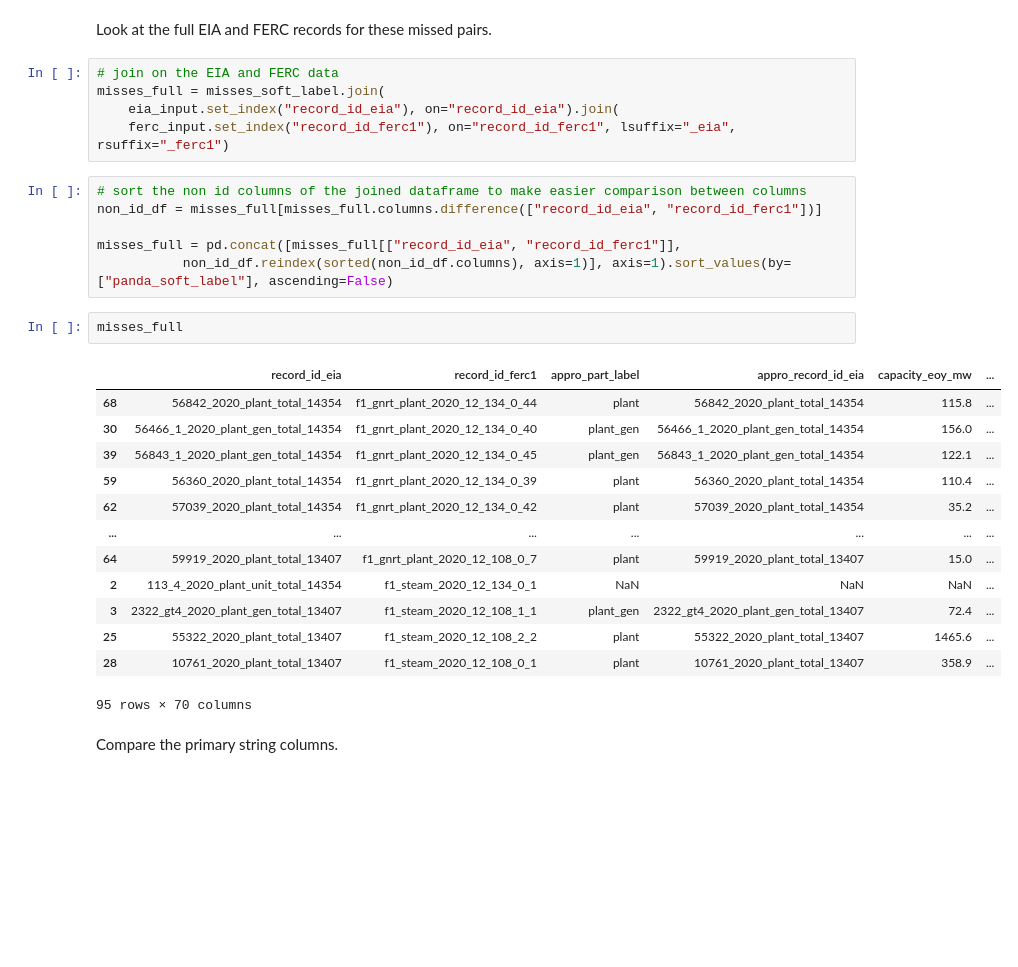
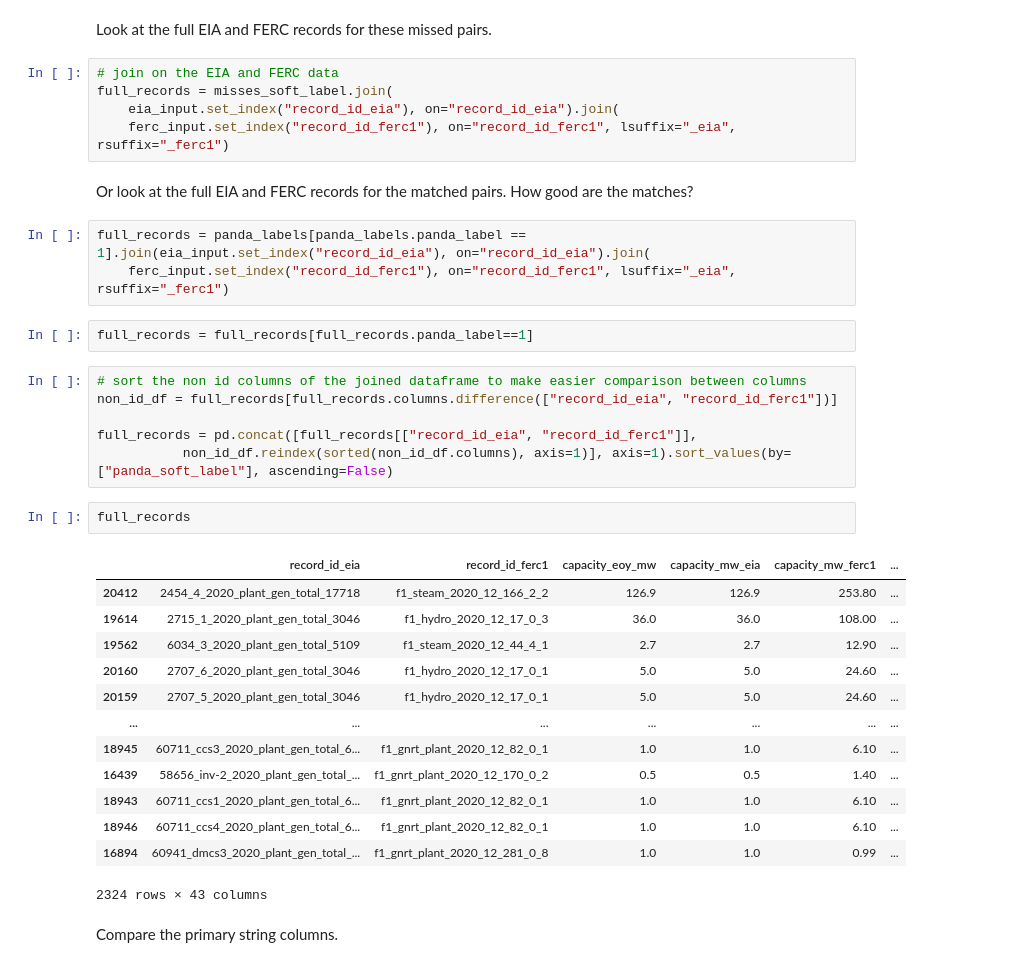
Before and after one commit to catalyst-cooperative/ccai-entity-matching, a Jupyter notebook: training_data_metrics.ipynb, the cells around one changed output. Saved outputs shown, nothing was run; the diff lists cells and outputs as text; blank space fills up the shorter version.

```diff
--- a/training_data_metrics.ipynb
+++ b/training_data_metrics.ipynb
@@ -189,31 +165,38 @@ misses_soft_label[misses_soft_label.panda_soft_label >= .00001]
 Look at the full EIA and FERC records for these missed pairs.
 # %%
 # join on the EIA and FERC data
-misses_full = misses_soft_label.join(
+full_records = misses_soft_label.join(
     eia_input.set_index("record_id_eia"), on="record_id_eia").join(
     ferc_input.set_index("record_id_ferc1"), on="record_id_ferc1", lsuffix="_eia", rsuffix="_ferc1")
+# %% [markdown]
+Or look at the full EIA and FERC records for the matched pairs. How good are the matches?
+# %%
+full_records = panda_labels[panda_labels.panda_label == 1].join(eia_input.set_index("record_id_eia"), on="record_id_eia").join(
+    ferc_input.set_index("record_id_ferc1"), on="record_id_ferc1", lsuffix="_eia", rsuffix="_ferc1")
+# %%
+full_records = full_records[full_records.panda_label==1]
 # %%
 # sort the non id columns of the joined dataframe to make easier comparison between columns
-non_id_df = misses_full[misses_full.columns.difference(["record_id_eia", "record_id_ferc1"])]
+non_id_df = full_records[full_records.columns.difference(["record_id_eia", "record_id_ferc1"])]
 
-misses_full = pd.concat([misses_full[["record_id_eia", "record_id_ferc1"]],
+full_records = pd.concat([full_records[["record_id_eia", "record_id_ferc1"]],
            non_id_df.reindex(sorted(non_id_df.columns), axis=1)], axis=1).sort_values(by=["panda_soft_label"], ascending=False)
 # %%
-misses_full
+full_records
 # %% [output]
-|  | record_id_eia | record_id_ferc1 | appro_part_label | appro_record_id_eia | capacity_eoy_mw | ... |
-| 68 | 56842_2020_plant_total_14354 | f1_gnrt_plant_2020_12_134_0_44 | plant | 56842_2020_plant_total_14354 | 115.8 | ... |
-| 30 | 56466_1_2020_plant_gen_total_14354 | f1_gnrt_plant_2020_12_134_0_40 | plant_gen | 56466_1_2020_plant_gen_total_14354 | 156.0 | ... |
-| 39 | 56843_1_2020_plant_gen_total_14354 | f1_gnrt_plant_2020_12_134_0_45 | plant_gen | 56843_1_2020_plant_gen_total_14354 | 122.1 | ... |
-| 59 | 56360_2020_plant_total_14354 | f1_gnrt_plant_2020_12_134_0_39 | plant | 56360_2020_plant_total_14354 | 110.4 | ... |
-| 62 | 57039_2020_plant_total_14354 | f1_gnrt_plant_2020_12_134_0_42 | plant | 57039_2020_plant_total_14354 | 35.2 | ... |
+|  | record_id_eia | record_id_ferc1 | capacity_eoy_mw | capacity_mw_eia | capacity_mw_ferc1 | ... |
+| 20412 | 2454_4_2020_plant_gen_total_17718 | f1_steam_2020_12_166_2_2 | 126.9 | 126.9 | 253.80 | ... |
+| 19614 | 2715_1_2020_plant_gen_total_3046 | f1_hydro_2020_12_17_0_3 | 36.0 | 36.0 | 108.00 | ... |
+| 19562 | 6034_3_2020_plant_gen_total_5109 | f1_steam_2020_12_44_4_1 | 2.7 | 2.7 | 12.90 | ... |
+| 20160 | 2707_6_2020_plant_gen_total_3046 | f1_hydro_2020_12_17_0_1 | 5.0 | 5.0 | 24.60 | ... |
+| 20159 | 2707_5_2020_plant_gen_total_3046 | f1_hydro_2020_12_17_0_1 | 5.0 | 5.0 | 24.60 | ... |
 | ... | ... | ... | ... | ... | ... | ... |
-| 64 | 59919_2020_plant_total_13407 | f1_gnrt_plant_2020_12_108_0_7 | plant | 59919_2020_plant_total_13407 | 15.0 | ... |
-| 2 | 113_4_2020_plant_unit_total_14354 | f1_steam_2020_12_134_0_1 | NaN | NaN | NaN | ... |
-| 3 | 2322_gt4_2020_plant_gen_total_13407 | f1_steam_2020_12_108_1_1 | plant_gen | 2322_gt4_2020_plant_gen_total_13407 | 72.4 | ... |
-| 25 | 55322_2020_plant_total_13407 | f1_steam_2020_12_108_2_2 | plant | 55322_2020_plant_total_13407 | 1465.6 | ... |
-| 28 | 10761_2020_plant_total_13407 | f1_steam_2020_12_108_0_1 | plant | 10761_2020_plant_total_13407 | 358.9 | ... |
+| 18945 | 60711_ccs3_2020_plant_gen_total_6... | f1_gnrt_plant_2020_12_82_0_1 | 1.0 | 1.0 | 6.10 | ... |
+| 16439 | 58656_inv-2_2020_plant_gen_total_... | f1_gnrt_plant_2020_12_170_0_2 | 0.5 | 0.5 | 1.40 | ... |
+| 18943 | 60711_ccs1_2020_plant_gen_total_6... | f1_gnrt_plant_2020_12_82_0_1 | 1.0 | 1.0 | 6.10 | ... |
+| 18946 | 60711_ccs4_2020_plant_gen_total_6... | f1_gnrt_plant_2020_12_82_0_1 | 1.0 | 1.0 | 6.10 | ... |
+| 16894 | 60941_dmcs3_2020_plant_gen_total_... | f1_gnrt_plant_2020_12_281_0_8 | 1.0 | 1.0 | 0.99 | ... |
-95 rows × 70 columns
+2324 rows × 43 columns
 # %% [markdown]
 Compare the primary string columns.
 # %%
```
Also changed, not shown: parts of 20 cells of this notebook.
